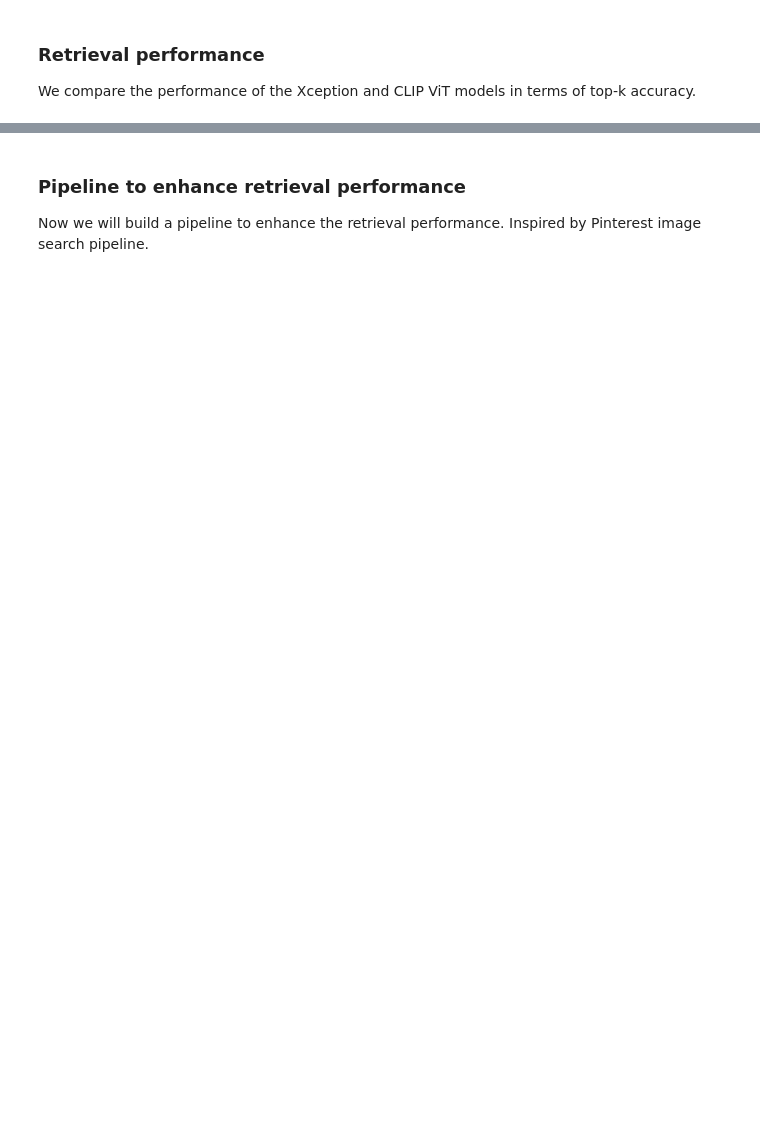
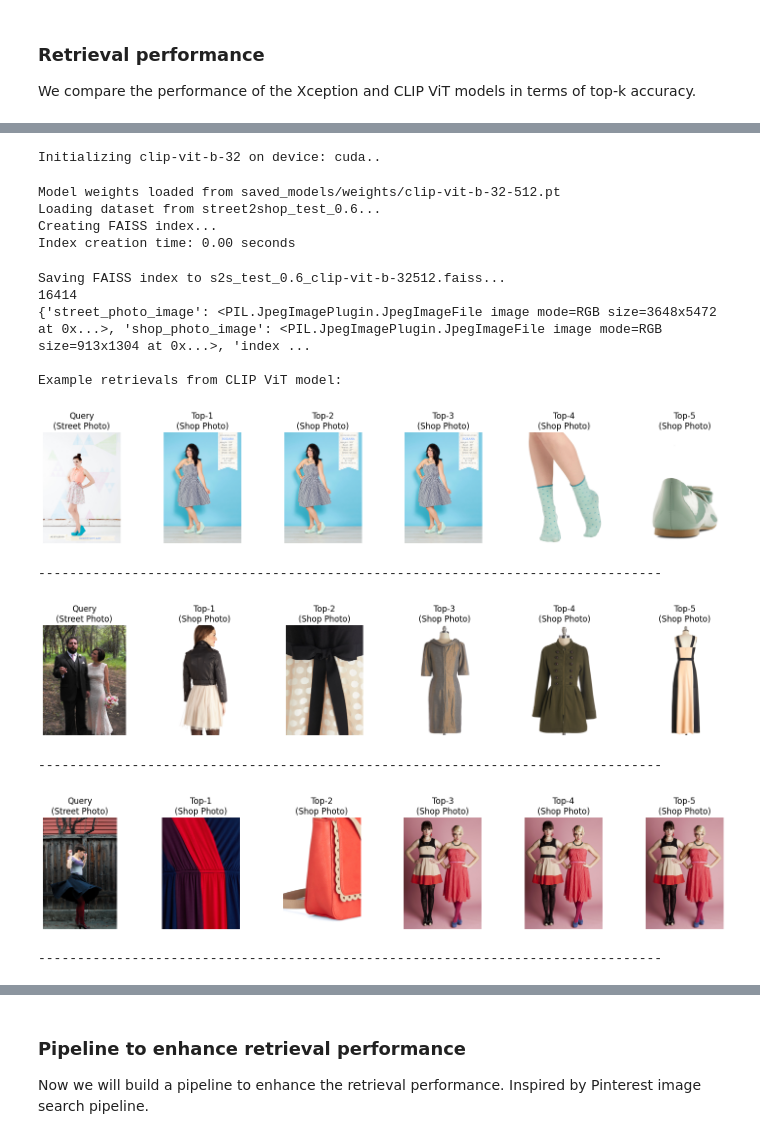
Before and after one commit to MohammedYaseen97/shopping-image-search, a Jupyter notebook: performance.ipynb, the cells around one changed output, grey strips where cells are left out. Drawn from its saved outputs; the diff is of its cells as text; code cells hidden in the pictures; blank space fills up the shorter version.

```diff
--- a/performance.ipynb
+++ b/performance.ipynb
@@ -15,10 +101,36 @@ xception_accuracies, xception_visualization_data = evaluate_top_k_accuracies(tes
 # %%
-model = CLIPViTModel(embedding_dim=512).load('saved_models/clipvit_512.pth')
+model = CLIPViTModel(embedding_dim=embedding_dim)
+model.load(f'saved_models/weights/clip-vit-b-32-{embedding_dim}.pt')
 test_dataset = Street2ShopImageSimilarityTestDataset(model, ratio=0.6)
 print(len(test_dataset))
 print(test_dataset[0])
 
-clipvit_accuracies, clipvit_visualization_data = evaluate_top_k_accuracies(test_dataset)
+clipvit_accuracies, clipvit_visualization_data = evaluate_top_k_accuracies(test_dataset, query_indices, vis_indices)
+
+print("\nExample retrievals from CLIP ViT model:")
+for query_idx, retrieved_indices in clipvit_visualization_data[:3]:
+    plot_retrieval_results(test_dataset, query_idx, retrieved_indices)
+    print("-" * 80)
+
+# del model, test_dataset, clipvit_visualization_data
+del model, clipvit_visualization_data
+# %% [output]
+Initializing clip-vit-b-32 on device: cuda..
+Model weights loaded from saved_models/weights/clip-vit-b-32-512.pt
+Loading dataset from street2shop_test_0.6...
+Creating FAISS index...
+Index creation time: 0.00 seconds
+Saving FAISS index to s2s_test_0.6_clip-vit-b-32512.faiss...
+16414
+{'street_photo_image': <PIL.JpegImagePlugin.JpegImageFile image mode=RGB size=3648x5472 at 0x...>, 'shop_photo_image': <PIL.JpegImagePlugin.JpegImageFile image mode=RGB size=913x1304 at 0x...>, 'index ...
+
+Example retrievals from CLIP ViT model:
+[figure, added]
+--------------------------------------------------------------------------------
+[figure, added]
+--------------------------------------------------------------------------------
+[figure, added]
+--------------------------------------------------------------------------------
 # %%
 import matplotlib.pyplot as plt
 import numpy as np
```
Also changed, not shown: parts of 8 cells of this notebook, 6 other files.
